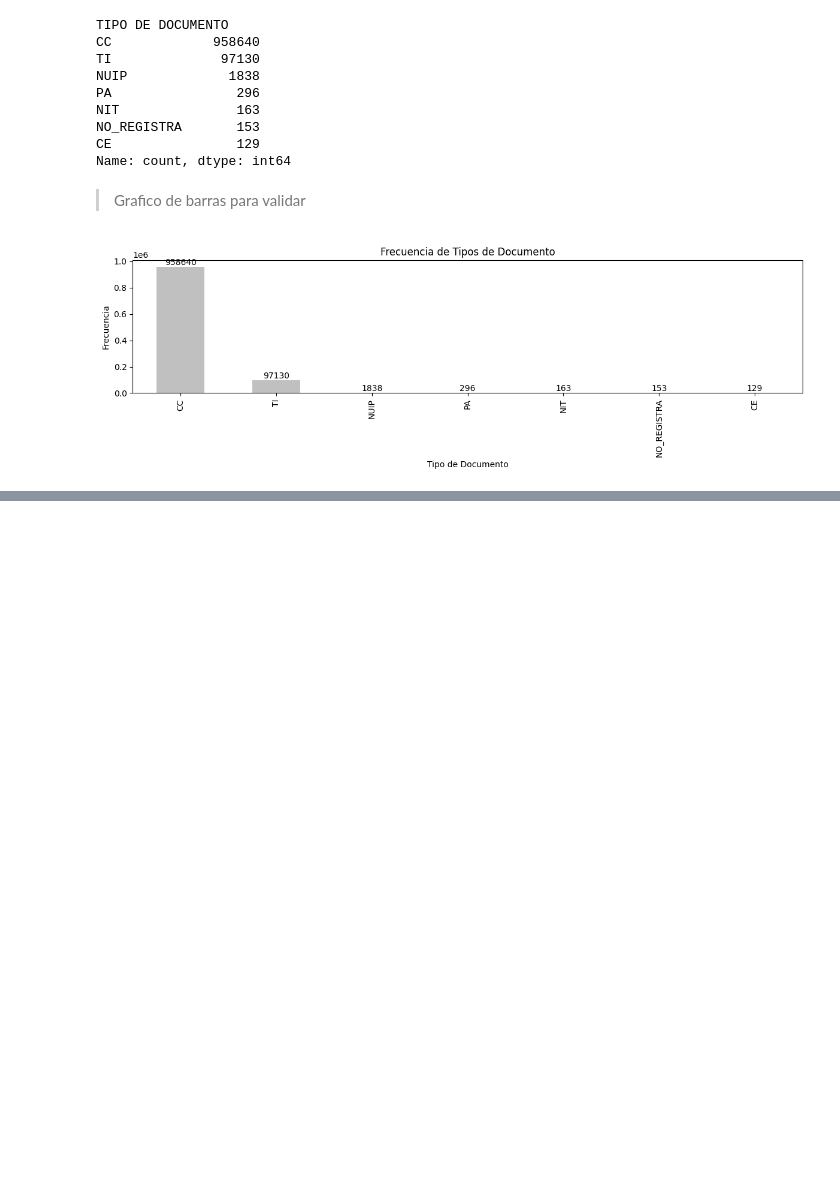
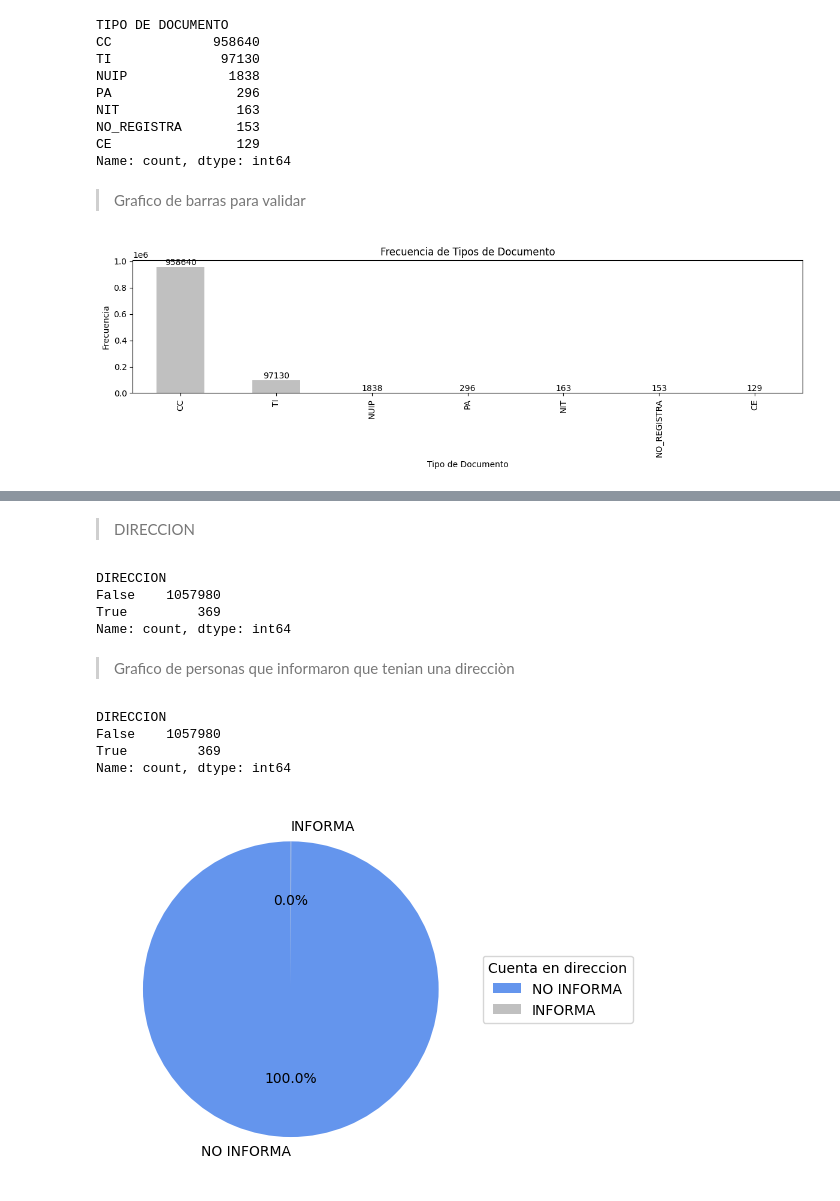
Before and after one commit to Dalivi83/analisisyvisualizaciondata, a Jupyter notebook: laboratorio2.ipynb, the cells around one changed output, grey strips where cells are left out. Cells and saved outputs as stored; diff of their text form; code cells hidden in the pictures; blank space fills up the shorter version.

```diff
--- a/laboratorio2.ipynb
+++ b/laboratorio2.ipynb
@@ -382,0 +481,6 @@ plt.show()
+# %%
+# reemplazar valores "-"
+df_Ciudadania_digital['DEPARTAMENTO NACIMIENTO'] = df_Ciudadania_digital['DEPARTAMENTO NACIMIENTO'].replace('-','NO TIENE')
+
+# contar registros de la columna 'ESTU_GENERO'
+df_Ciudadania_digital['DEPARTAMENTO NACIMIENTO'].value_counts()
@@ -382,0 +559,38 @@ plt.show()
+# %% [markdown]
+>DIRECCION
+# %%
+df_Ciudadania_digital['DIRECCION'].value_counts()
+# %% [output]
+DIRECCION
+False    1057980
+True         369
+Name: count, dtype: int64
+# %% [markdown]
+> Grafico de personas que informaron que tenian una direcciòn
+# %%
+# Cantidad de registros por el tipo de genero
+
+# generar conteo de registros por valor único en la columna ESTU_GENERO
+df_direccion = df_Ciudadania_digital['DIRECCION'].value_counts()
+
+# establecer etiquetas y colores
+etiquetas = ['NO INFORMA', 'INFORMA']
+colores = ['#6495ED','#C0C0C0']
+
+# crear gráfico de torta
+plt.pie(df_direccion, labels=etiquetas, colors=colores, autopct='%1.1f%%', startangle=90)
+
+# agregar leyenda
+plt.legend(title='Cuenta en direccion', loc='center left', bbox_to_anchor=(1.0, 0.5))
+
+# mostrar gráfico
+plt.show
+
+# imprimir resultados
+print(df_direccion)
+# %% [output]
+DIRECCION
+False    1057980
+True         369
+Name: count, dtype: int64
+[figure, added]
```
Also changed, not shown: parts of 17 cells of this notebook.
